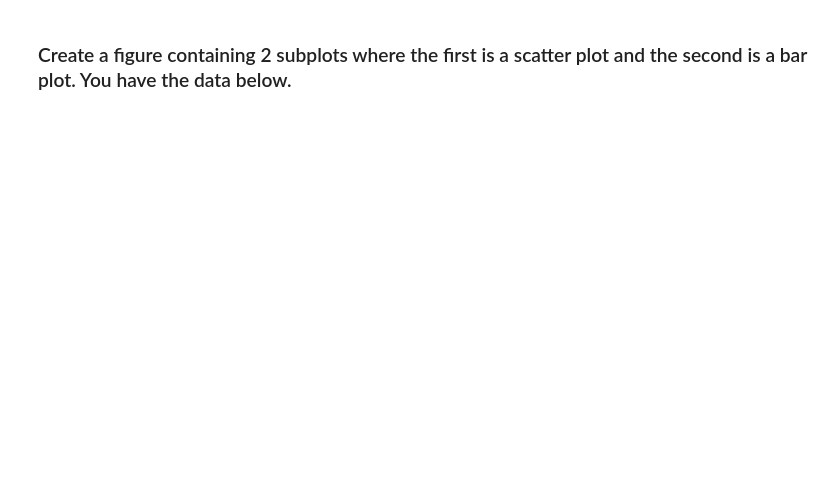
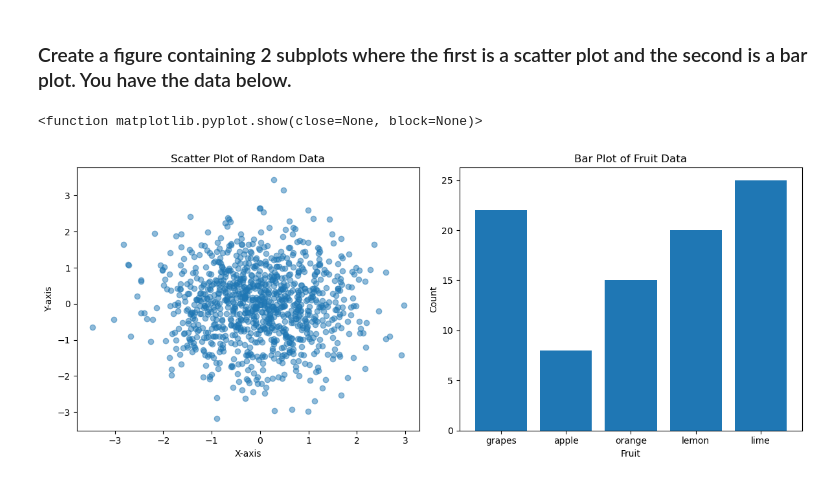
Before and after one commit to alexanderlvov1/PAITH2025, a Jupyter notebook: kunskapskontroll2/kunskapskontroll_2_2_matplotlib.ipynb, the cells around one changed output. Cells and saved outputs as stored; diff of their text form; code cells hidden in the pictures; blank space fills up the shorter version.

```diff
--- a/kunskapskontroll2/kunskapskontroll_2_2_matplotlib.ipynb
+++ b/kunskapskontroll2/kunskapskontroll_2_2_matplotlib.ipynb
@@ -40,3 +62,23 @@ random_data_y = np.random.randn(1000)
 fruit_data = {'grapes': 22, 'apple': 8, 'orange': 15, 'lemon': 20, 'lime': 25}
 names = list(fruit_data.keys())
 values = list(fruit_data.values())
+# %%
+fix, (ax1, ax2) = plt.subplots(1, 2, figsize=(12, 5))
+
+# First subplot - Scatter plot
+ax1.scatter(random_data_x, random_data_y, alpha=0.5)
+ax1.set_title("Scatter Plot of Random Data")
+ax1.set_xlabel("X-axis")
+ax1.set_ylabel("Y-axis")
+
+# Second subplot - Bar plot
+ax2.bar(names, values)
+ax2.set_title("Bar Plot of Fruit Data")
+ax2.set_xlabel("Fruit")
+ax2.set_ylabel("Count")
+
+plt.tight_layout()
+plt.show
+# %% [output]
+<function matplotlib.pyplot.show(close=None, block=None)>
+[figure, added]
```
Also changed, not shown: parts of 1 cell of this notebook, 1 other file.
